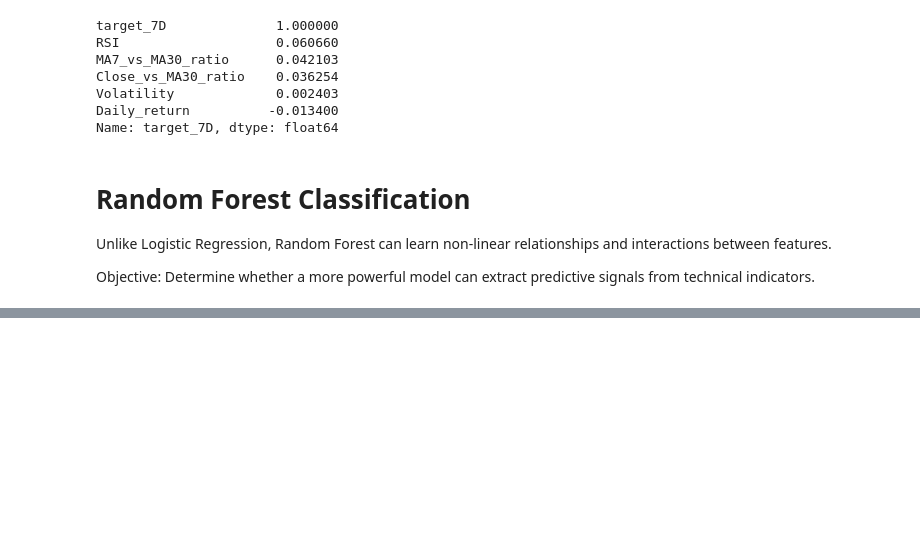
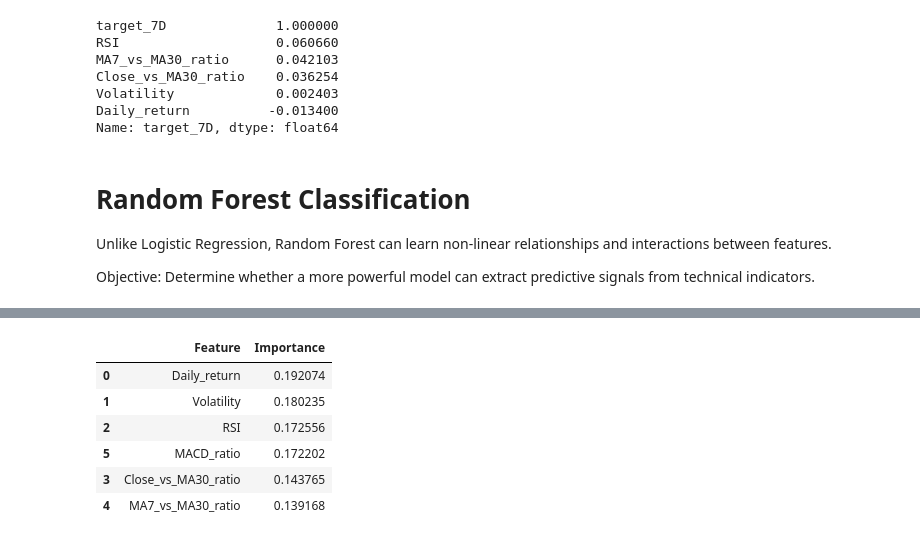
Before and after one commit to mugdhajha/Bitcoin-market-analysis, a Jupyter notebook: notebooks/modeling.ipynb, the cells around one changed output, grey strips where cells are left out. Drawn from its saved outputs; the diff is of its cells as text; code cells hidden in the pictures; blank space fills up the shorter version.

```diff
--- a/notebooks/modeling.ipynb
+++ b/notebooks/modeling.ipynb
@@ -206,0 +219,19 @@ weighted avg       0.52      0.52      0.51       839
+# %%
+importance_df=pd.DataFrame({"Feature":features,"Importance":rf.feature_importances_})
+importance_df = (
+    importance_df
+    .sort_values(
+        by="Importance",
+        ascending=False
+    )
+)
+
+importance_df
+# %% [output]
+|  | Feature | Importance |
+| 0 | Daily_return | 0.192074 |
+| 1 | Volatility | 0.180235 |
+| 2 | RSI | 0.172556 |
+| 5 | MACD_ratio | 0.172202 |
+| 3 | Close_vs_MA30_ratio | 0.143765 |
+| 4 | MA7_vs_MA30_ratio | 0.139168 |
```
Also changed, not shown: parts of 11 cells of this notebook, 4 other files.
